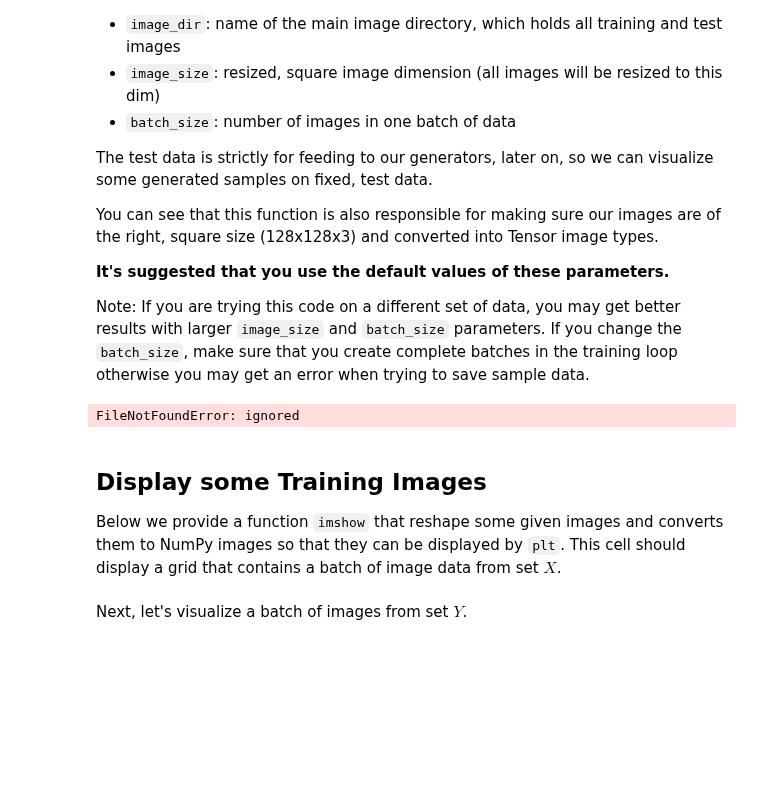
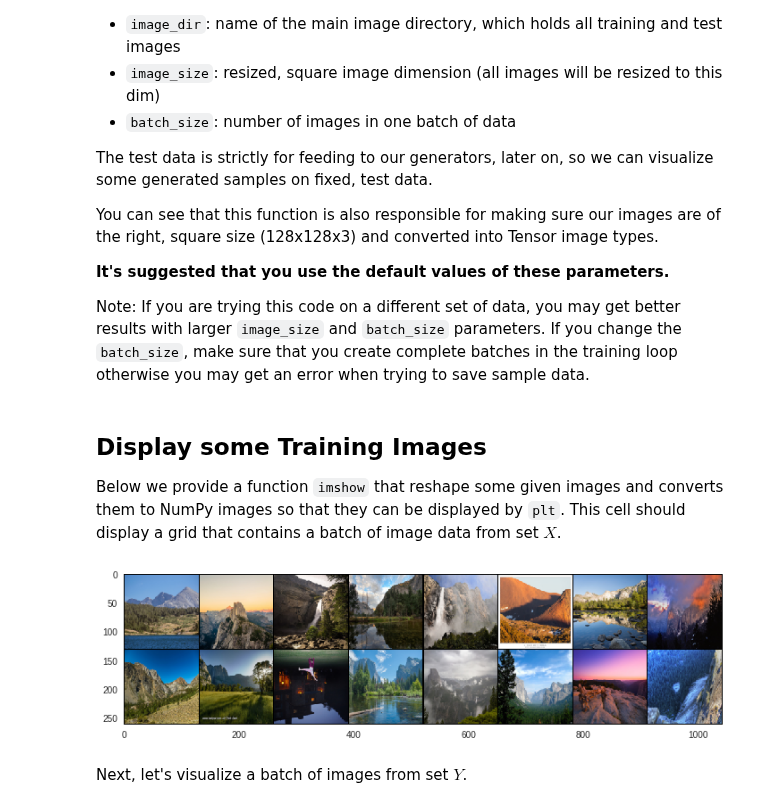
Before and after one commit to joaopamaral/deep-learning-v2-pytorch, a Jupyter notebook: cycle-gan/CycleGAN_Exercise.ipynb, the cells around one changed output. Saved outputs shown, nothing was run; the diff lists cells and outputs as text; code cells hidden in the pictures; blank space fills up the shorter version.

```diff
--- a/cycle-gan/CycleGAN_Exercise.ipynb
+++ b/cycle-gan/CycleGAN_Exercise.ipynb
@@ -74,7 +72,7 @@ You can see that this function is also responsible for making sure our images ar
 
 Note: If you are trying this code on a different set of data, you may get better results with larger `image_size` and `batch_size` parameters. If you change the `batch_size`, make sure that you create complete batches in the training loop otherwise you may get an error when trying to save sample data.
 # %%
-def get_data_loader(image_type, image_dir='summer2winter-yosemite',
+def get_data_loader(image_type, image_dir='summer2winter_yosemite',
                     image_size=128, batch_size=16, num_workers=0):
     """Returns training and test data loaders for a given image type, either 'summer' or 'winter'.
        These images will be resized to 128x128x3, by default, converted into Tensors, and normalized.
@@ -103,8 +101,6 @@ def get_data_loader(image_type, image_dir='summer2winter-yosemite',
 # image_type = directory names for our data
 dataloader_X, test_dataloader_X = get_data_loader(image_type='summer')
 dataloader_Y, test_dataloader_Y = get_data_loader(image_type='winter')
-# %% [output]
-FileNotFoundError: ignored
 # %% [markdown]
 ## Display some Training Images
 
@@ -112,18 +108,21 @@ Below we provide a function `imshow` that reshape some given images and converts
 # %%
 # helper imshow function
 def imshow(img):
     npimg = img.numpy()
     plt.imshow(np.transpose(npimg, (1, 2, 0)))
+    plt.grid(False)
 
 
 # get some images from X
 dataiter = iter(dataloader_X)
 # the "_" is a placeholder for no labels
 images, _ = dataiter.next()
 
 # show images
 fig = plt.figure(figsize=(12, 8))
 imshow(torchvision.utils.make_grid(images))
+# %% [output]
+[figure, added]
 # %% [markdown]
 Next, let's visualize a batch of images from set $Y$.
 # %%
```
Also changed, not shown: parts of 5 cells of this notebook.
